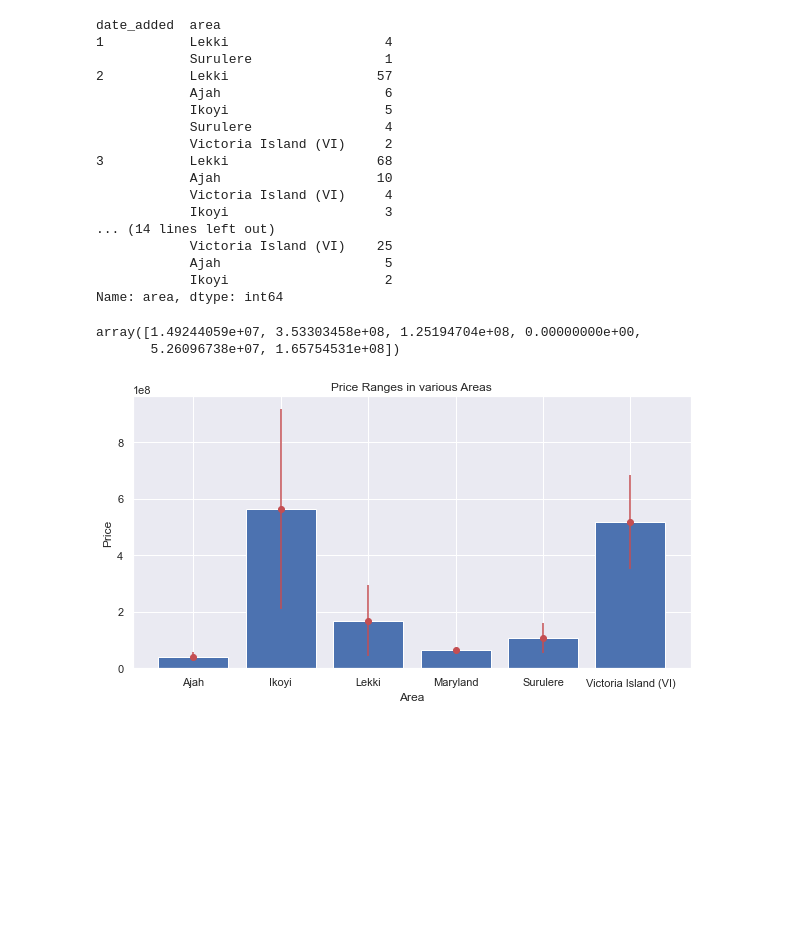
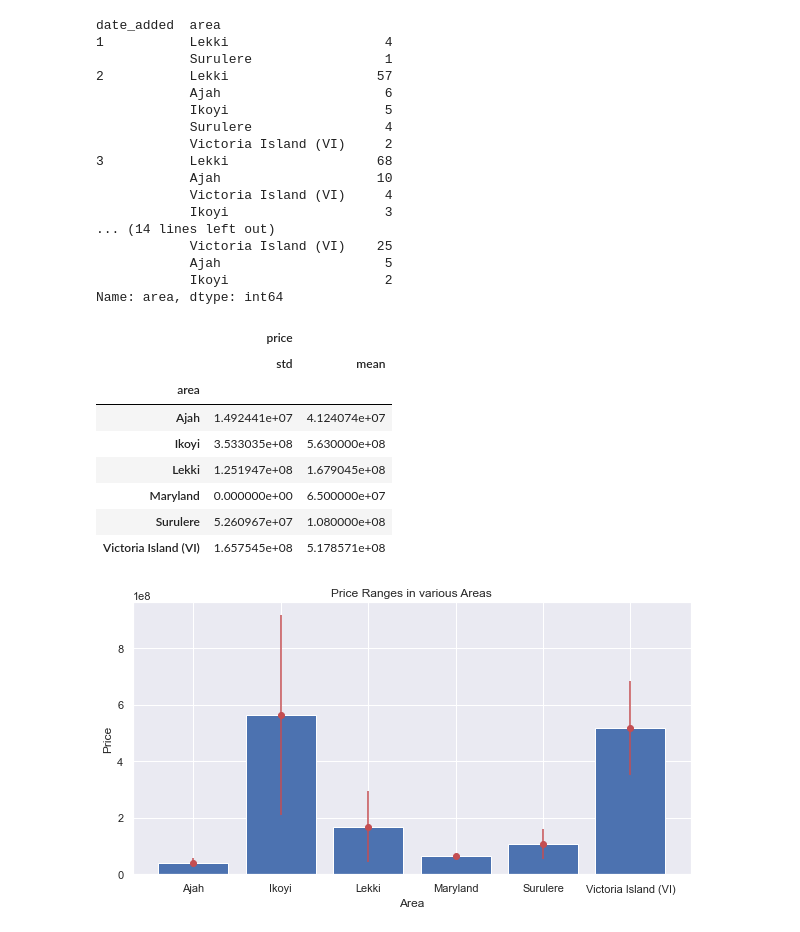
Before and after one commit to Joseun/Hamoye, a Jupyter notebook: Web_Scraping_of_Lagos_Houses.ipynb, the cells around one changed output. Saved outputs shown, nothing was run; the diff lists cells and outputs as text; code cells hidden in the pictures; blank space fills up the shorter version.

```diff
--- a/Web_Scraping_of_Lagos_Houses.ipynb
+++ b/Web_Scraping_of_Lagos_Houses.ipynb
@@ -407,8 +421,15 @@ Name: area, dtype: int64
 # %%
 # Checking the mean prices with their standard deviation for each location
 average_prices_by_area = cleaned_data.groupby('area').agg({'price': {'std', 'mean'}}).head(10)
-average_prices_by_area.price['std'].values
+average_prices_by_area
 # %% [output]
-array([1.49244059e+07, 3.53303458e+08, 1.25194704e+08, 0.00000000e+00,
-       5.26096738e+07, 1.65754531e+08])
+|  | price |  |
+|  | std | mean |
+| area |  |  |
+| Ajah | 1.492441e+07 | 4.124074e+07 |
+| Ikoyi | 3.533035e+08 | 5.630000e+08 |
+| Lekki | 1.251947e+08 | 1.679045e+08 |
+| Maryland | 0.000000e+00 | 6.500000e+07 |
+| Surulere | 5.260967e+07 | 1.080000e+08 |
+| Victoria Island (VI) | 1.657545e+08 | 5.178571e+08 |
 # %%
```
Also changed, not shown: parts of 10 cells of this notebook.
